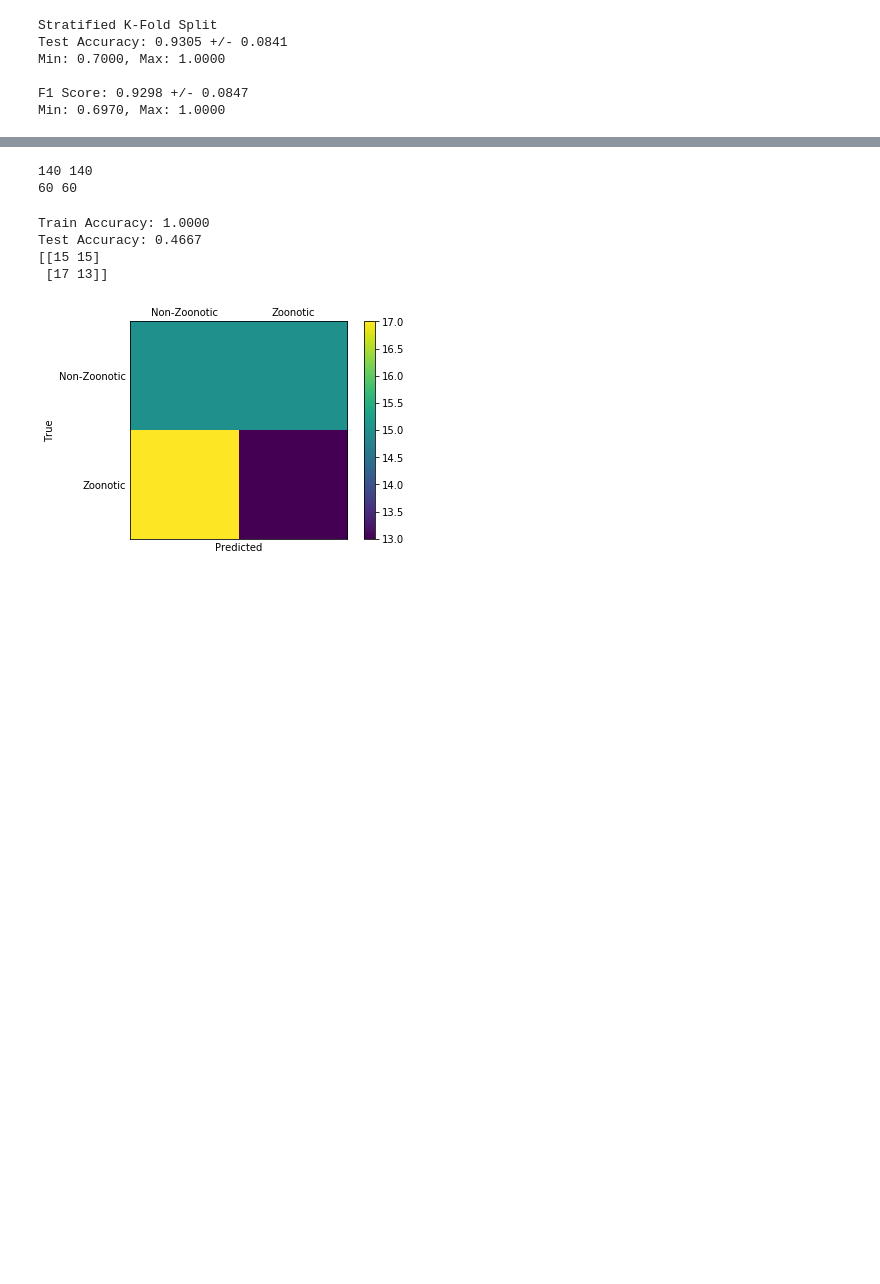
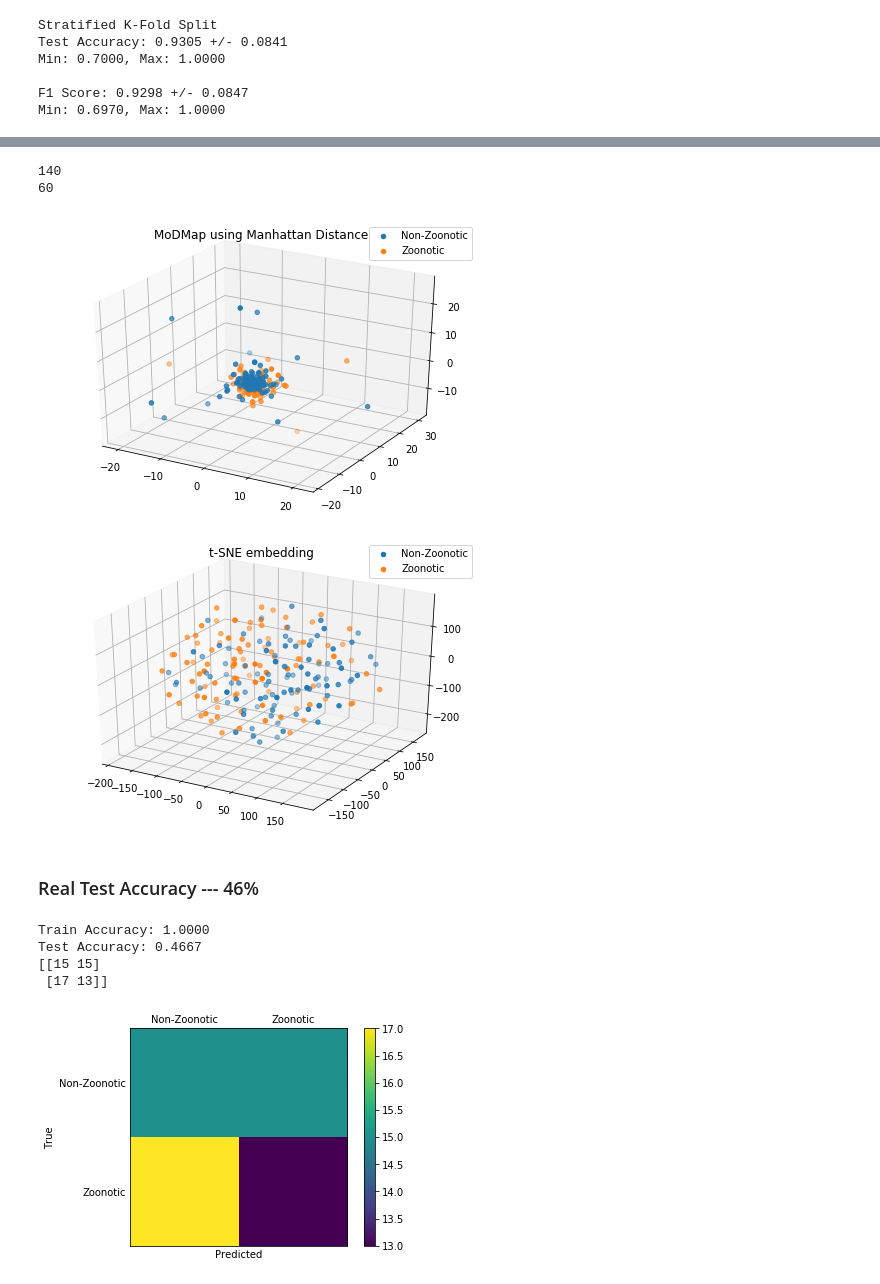
Before and after one commit to cycraig/VirusClassification, a Jupyter notebook: VirusClassification_castor.ipynb, the cells around one changed output, grey strips where cells are left out. Saved outputs shown, nothing was run; the diff lists cells and outputs as text; code cells hidden in the pictures; blank space fills up the shorter version.

```diff
--- a/VirusClassification_castor.ipynb
+++ b/VirusClassification_castor.ipynb
@@ -317,5 +265,5 @@ Confusion matrix
 # %%
-# Let's try do our own analysis on the best feature set produced by CASTOR
+# Extract CASTOR features
 from castor_krfe import matrices
 from sklearn.preprocessing import LabelEncoder
 kmers_file = "./castor_output/Kmers.txt"
@@ -327,9 +275,56 @@ XY_test_raw = data.generateLabeledData("./content/VirusesTestInput.fasta","./con
 X_test, y_test = matrices.generateXYMatrice(XY_test_raw, best_k_mers, best_k_length)
 y_train = LabelEncoder().fit_transform(y_train)
 y_test = LabelEncoder().fit_transform(y_test)
-print(len(X_train),len(y_train))
-print(len(X_test),len(y_test))
+print(len(X_train))
+print(len(X_test))
+X_train = np.array(X_train)
+X_test = np.array(X_test)
+y_train = np.array(y_train)
+y_test = np.array(y_test)
 # %% [output]
-140 140
-60 60
+140
+60
+# %%
+# Visualise data (again)
+from sklearn.manifold import MDS
+from sklearn.metrics import pairwise_distances
+from mpl_toolkits.mplot3d import Axes3D
+from sklearn import manifold
+
+_X = np.concatenate([X_train,X_test],axis=0)
+_y = np.concatenate([y_train,y_test],axis=0)
+
+# MultiDimensional Scaling (MDS) with Manhattan pairwise distances (as per Kameris)
+D = pairwise_distances(_X, metric="manhattan", n_jobs=3)
+embedding = MDS(n_components=3, dissimilarity="precomputed", random_state=42)
+vizData = embedding.fit_transform(D)
+
+# Plot
+fig = plt.figure()
+ax = Axes3D(fig)
+vizDataNonZoo = vizData[_y==0,:]
+vizDataZoo = vizData[_y==1, :]
+ax.scatter(vizDataNonZoo[:,0],vizDataNonZoo[:,1],vizDataNonZoo[:,2], label="Non-Zoonotic")
+ax.scatter(vizDataZoo[:,0],vizDataZoo[:,1],vizDataZoo[:,2], label="Zoonotic")
+ax.legend()
+ax.set_title("MoDMap using Manhattan Distance")
+plt.show();
+
+# t-SNE embedding
+tsne = manifold.TSNE(n_components=3, init='pca', random_state=0)
+vizData = tsne.fit_transform(_X)
+fig = plt.figure()
+ax = Axes3D(fig)
+vizDataNonZoo = vizData[_y==0,:]
+vizDataZoo = vizData[_y==1, :]
+ax.scatter(vizDataNonZoo[:,0],vizDataNonZoo[:,1],vizDataNonZoo[:,2], label="Non-Zoonotic")
+ax.scatter(vizDataZoo[:,0],vizDataZoo[:,1],vizDataZoo[:,2], label="Zoonotic")
+ax.legend()
+ax.set_title("t-SNE embedding")
+plt.show();
+# %% [output]
+[figure, added]
+[figure, added]
+# %% [markdown]
+### Real Test Accuracy --- 46%
 # %%
```
Also changed, not shown: parts of 13 cells of this notebook, 4 other files.
